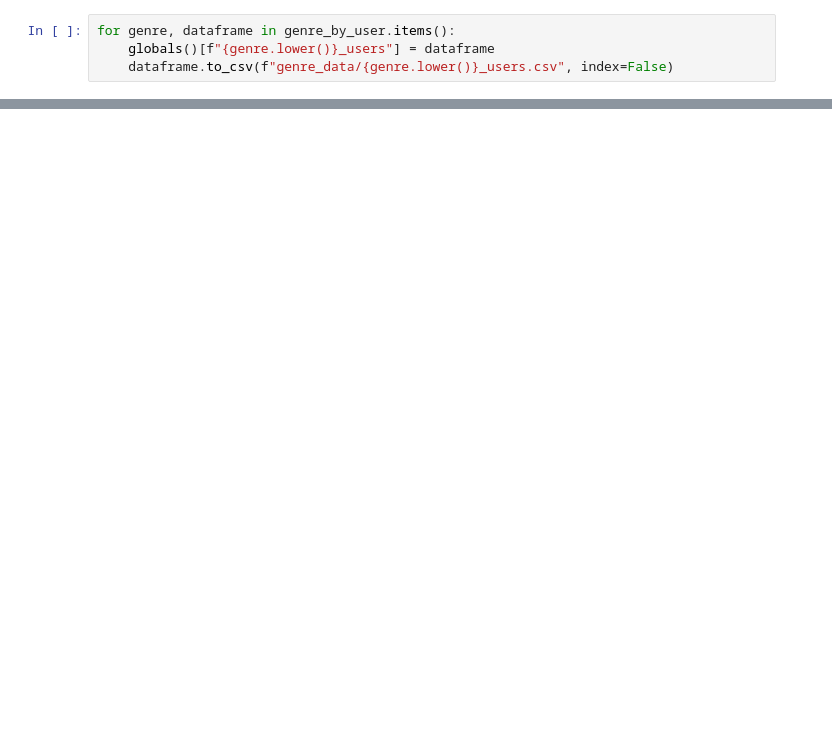
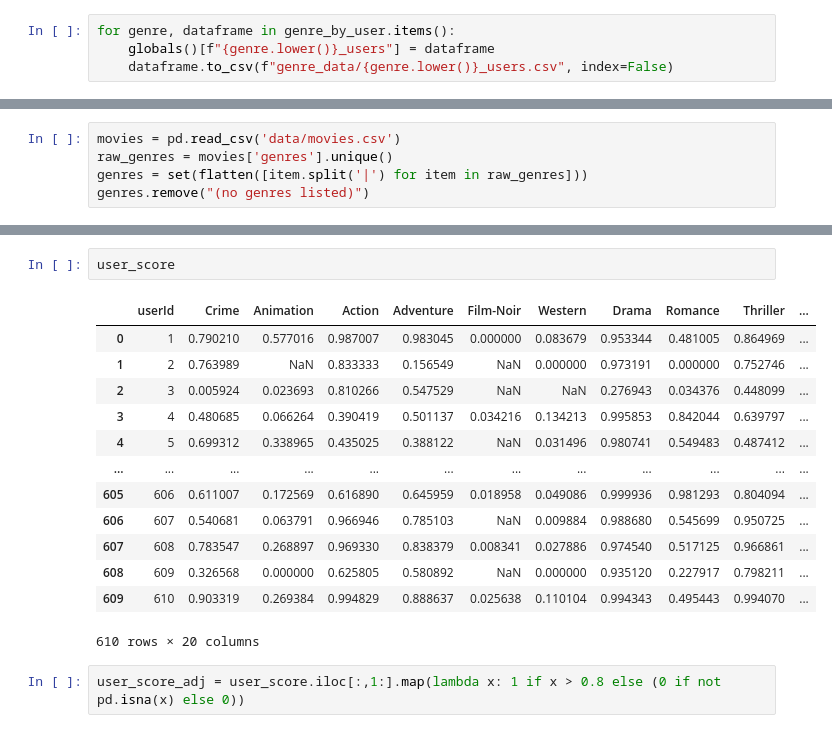
Before and after one commit to chenjoshua7/RecommendationSystems_NetworksFP, a Jupyter notebook: genre_breakdown.ipynb, the cells around one changed output, grey strips where cells are left out. Drawn from its saved outputs; the diff is of its cells as text; blank space fills up the shorter version.

```diff
--- a/genre_breakdown.ipynb
+++ b/genre_breakdown.ipynb
@@ -87,0 +93,5 @@ for genre, dataframe in genre_by_user.items():
+# %%
+movies = pd.read_csv('data/movies.csv')
+raw_genres = movies['genres'].unique()
+genres = set(flatten([item.split('|') for item in raw_genres]))
+genres.remove("(no genres listed)")
@@ -87,0 +139,18 @@ for genre, dataframe in genre_by_user.items():
+# %%
+user_score
+# %% [output]
+|  | userId | Crime | Animation | Action | Adventure | Film-Noir | Western | Drama | Romance | Thriller | ... |
+| 0 | 1 | 0.790210 | 0.577016 | 0.987007 | 0.983045 | 0.000000 | 0.083679 | 0.953344 | 0.481005 | 0.864969 | ... |
+| 1 | 2 | 0.763989 | NaN | 0.833333 | 0.156549 | NaN | 0.000000 | 0.973191 | 0.000000 | 0.752746 | ... |
+| 2 | 3 | 0.005924 | 0.023693 | 0.810266 | 0.547529 | NaN | NaN | 0.276943 | 0.034376 | 0.448099 | ... |
+| 3 | 4 | 0.480685 | 0.066264 | 0.390419 | 0.501137 | 0.034216 | 0.134213 | 0.995853 | 0.842044 | 0.639797 | ... |
+| 4 | 5 | 0.699312 | 0.338965 | 0.435025 | 0.388122 | NaN | 0.031496 | 0.980741 | 0.549483 | 0.487412 | ... |
+| ... | ... | ... | ... | ... | ... | ... | ... | ... | ... | ... | ... |
+| 605 | 606 | 0.611007 | 0.172569 | 0.616890 | 0.645959 | 0.018958 | 0.049086 | 0.999936 | 0.981293 | 0.804094 | ... |
+| 606 | 607 | 0.540681 | 0.063791 | 0.966946 | 0.785103 | NaN | 0.009884 | 0.988680 | 0.545699 | 0.950725 | ... |
+| 607 | 608 | 0.783547 | 0.268897 | 0.969330 | 0.838379 | 0.008341 | 0.027886 | 0.974540 | 0.517125 | 0.966861 | ... |
+| 608 | 609 | 0.326568 | 0.000000 | 0.625805 | 0.580892 | NaN | 0.000000 | 0.935120 | 0.227917 | 0.798211 | ... |
+| 609 | 610 | 0.903319 | 0.269384 | 0.994829 | 0.888637 | 0.025638 | 0.110104 | 0.994343 | 0.495443 | 0.994070 | ... |
+610 rows × 20 columns
+# %%
+user_score_adj = user_score.iloc[:,1:].map(lambda x: 1 if x > 0.8 else (0 if not pd.isna(x) else 0))
```
Also changed, not shown: parts of 12 cells of this notebook, 19 other files.
